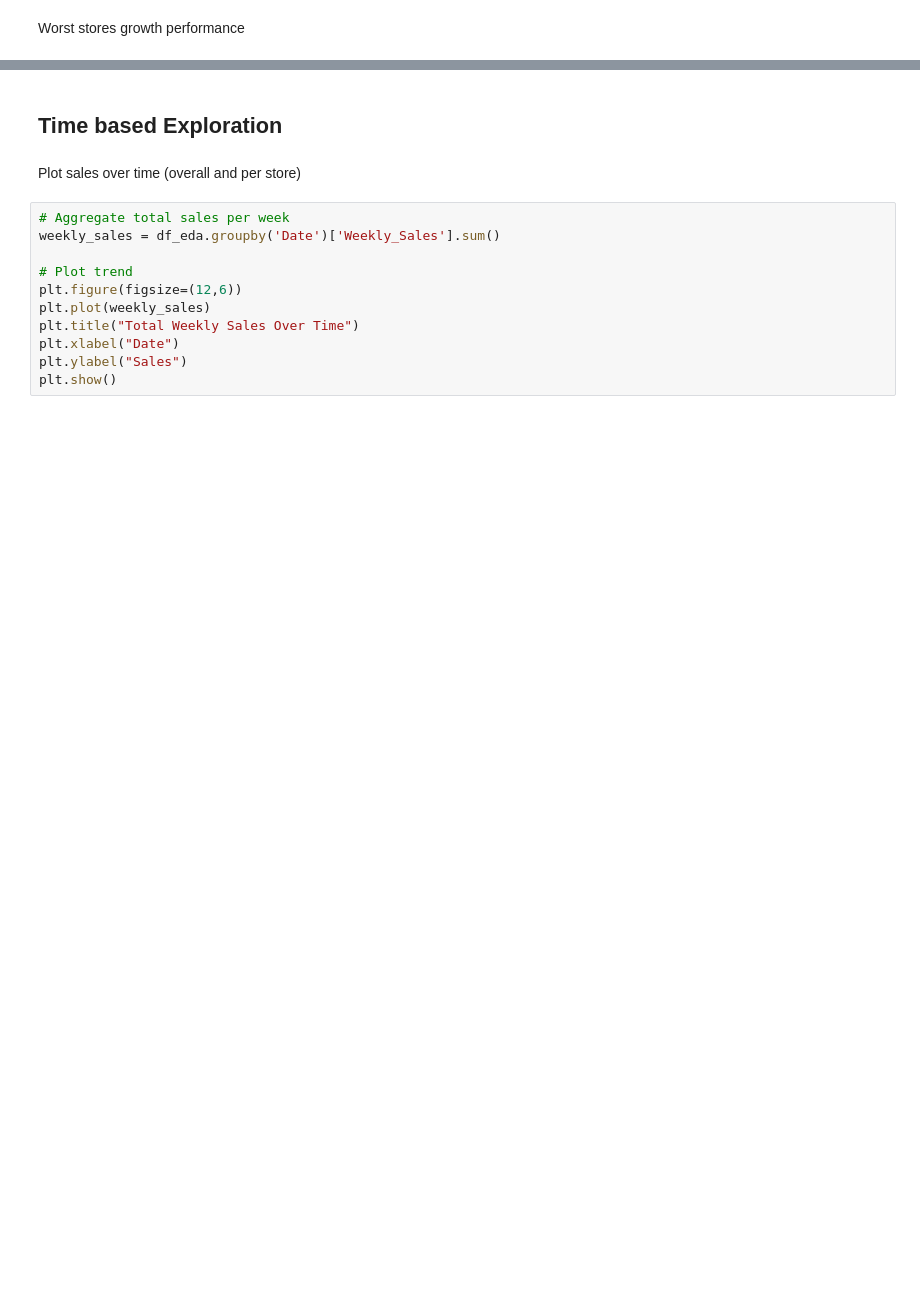
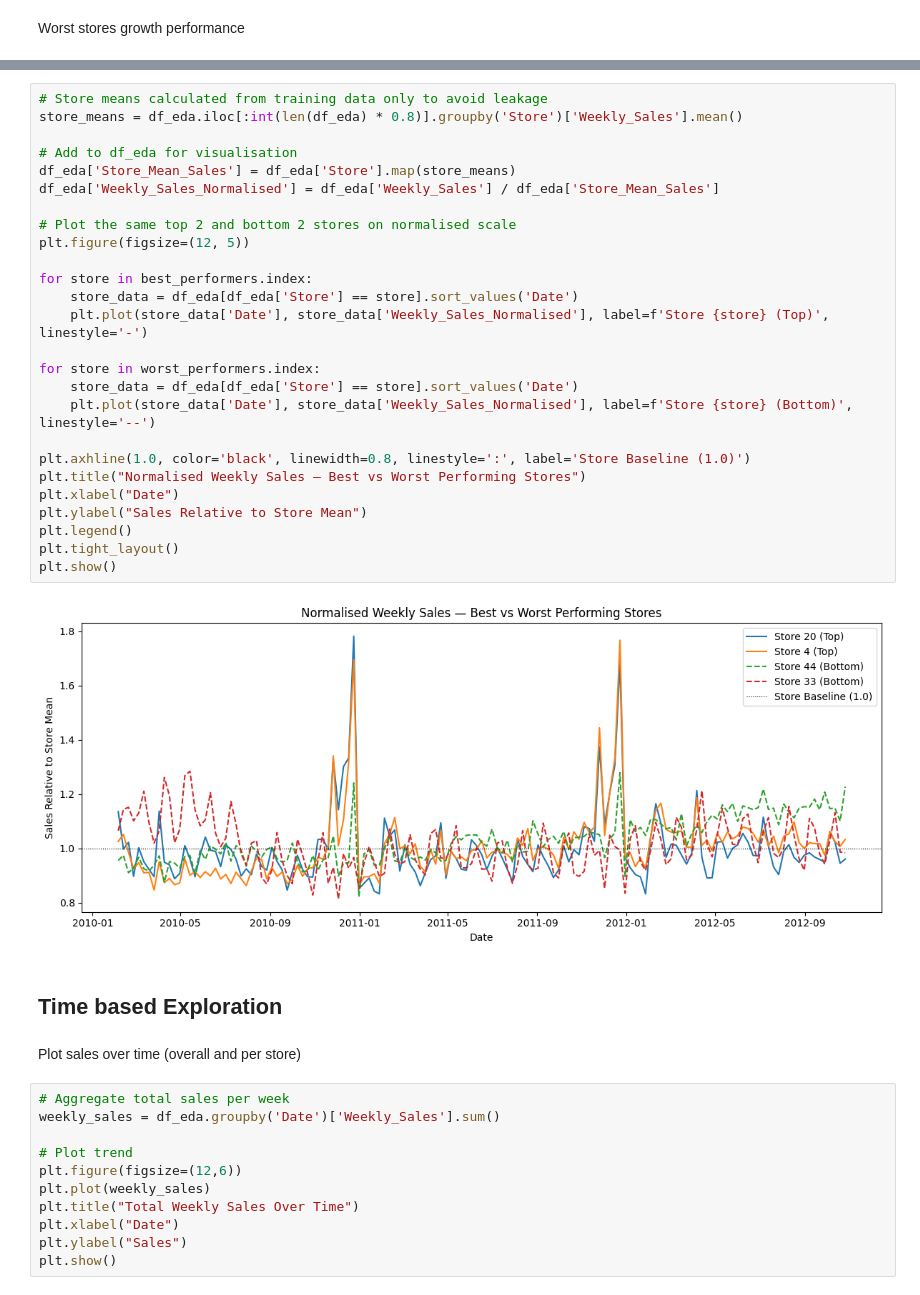
Before and after one commit to BenRyan-8/MarketingAnalytics_CA, a Jupyter notebook: marketinganalyticsCA.ipynb, the cells around one changed output, grey strips where cells are left out. Cells and saved outputs as stored; diff of their text form; blank space fills up the shorter version.

```diff
--- a/marketinganalyticsCA.ipynb
+++ b/marketinganalyticsCA.ipynb
@@ -165,3 +236,31 @@ Worst stores growth performance
+# %%
+# Store means calculated from training data only to avoid leakage
+store_means = df_eda.iloc[:int(len(df_eda) * 0.8)].groupby('Store')['Weekly_Sales'].mean()
+
+# Add to df_eda for visualisation
+df_eda['Store_Mean_Sales'] = df_eda['Store'].map(store_means)
+df_eda['Weekly_Sales_Normalised'] = df_eda['Weekly_Sales'] / df_eda['Store_Mean_Sales']
+
+# Plot the same top 2 and bottom 2 stores on normalised scale
+plt.figure(figsize=(12, 5))
+
+for store in best_performers.index:
+    store_data = df_eda[df_eda['Store'] == store].sort_values('Date')
+    plt.plot(store_data['Date'], store_data['Weekly_Sales_Normalised'], label=f'Store {store} (Top)', linestyle='-')
+
+for store in worst_performers.index:
+    store_data = df_eda[df_eda['Store'] == store].sort_values('Date')
+    plt.plot(store_data['Date'], store_data['Weekly_Sales_Normalised'], label=f'Store {store} (Bottom)', linestyle='--')
+
+plt.axhline(1.0, color='black', linewidth=0.8, linestyle=':', label='Store Baseline (1.0)')
+plt.title("Normalised Weekly Sales — Best vs Worst Performing Stores")
+plt.xlabel("Date")
+plt.ylabel("Sales Relative to Store Mean")
+plt.legend()
+plt.tight_layout()
+plt.show()
+# %% [output]
+[figure, added]
 # %% [markdown]
 ## Time based Exploration
 # %% [markdown]
```
Also changed, not shown: parts of 21 cells of this notebook.
